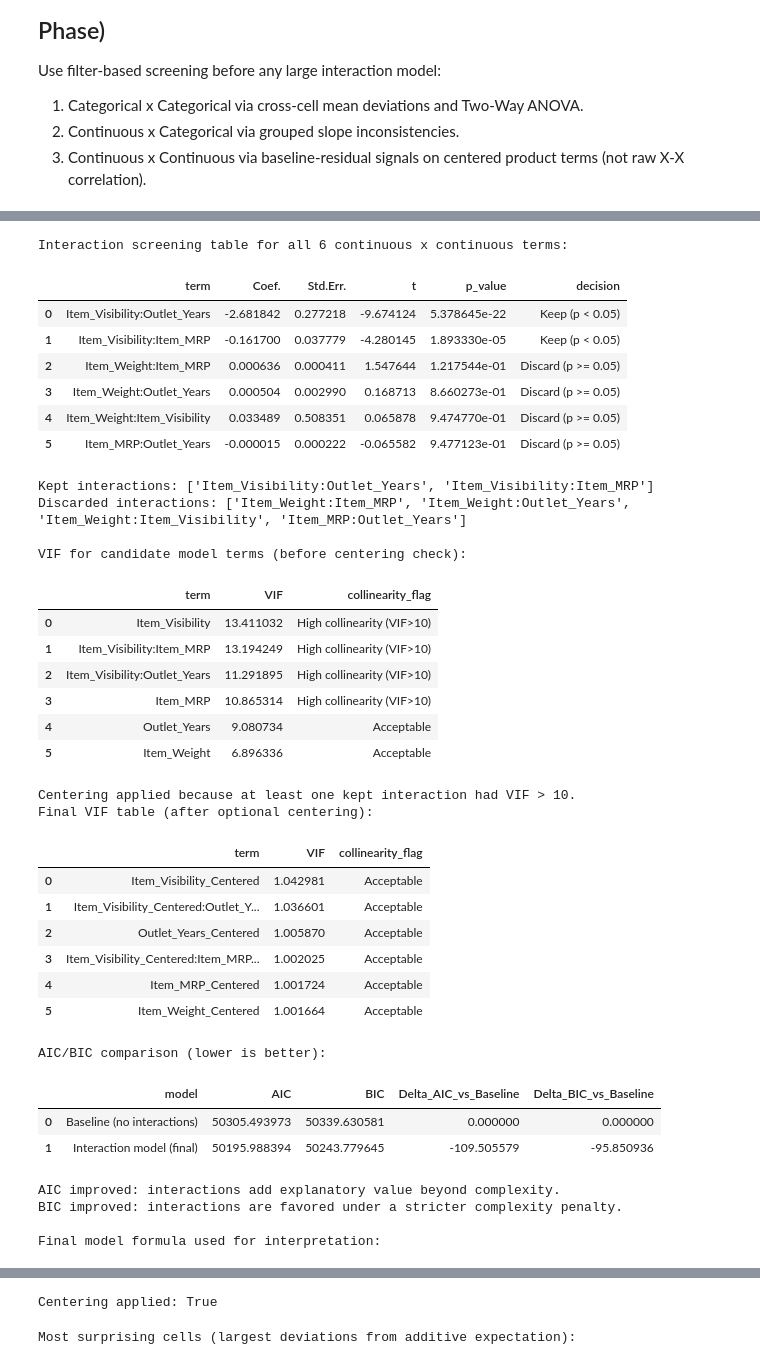
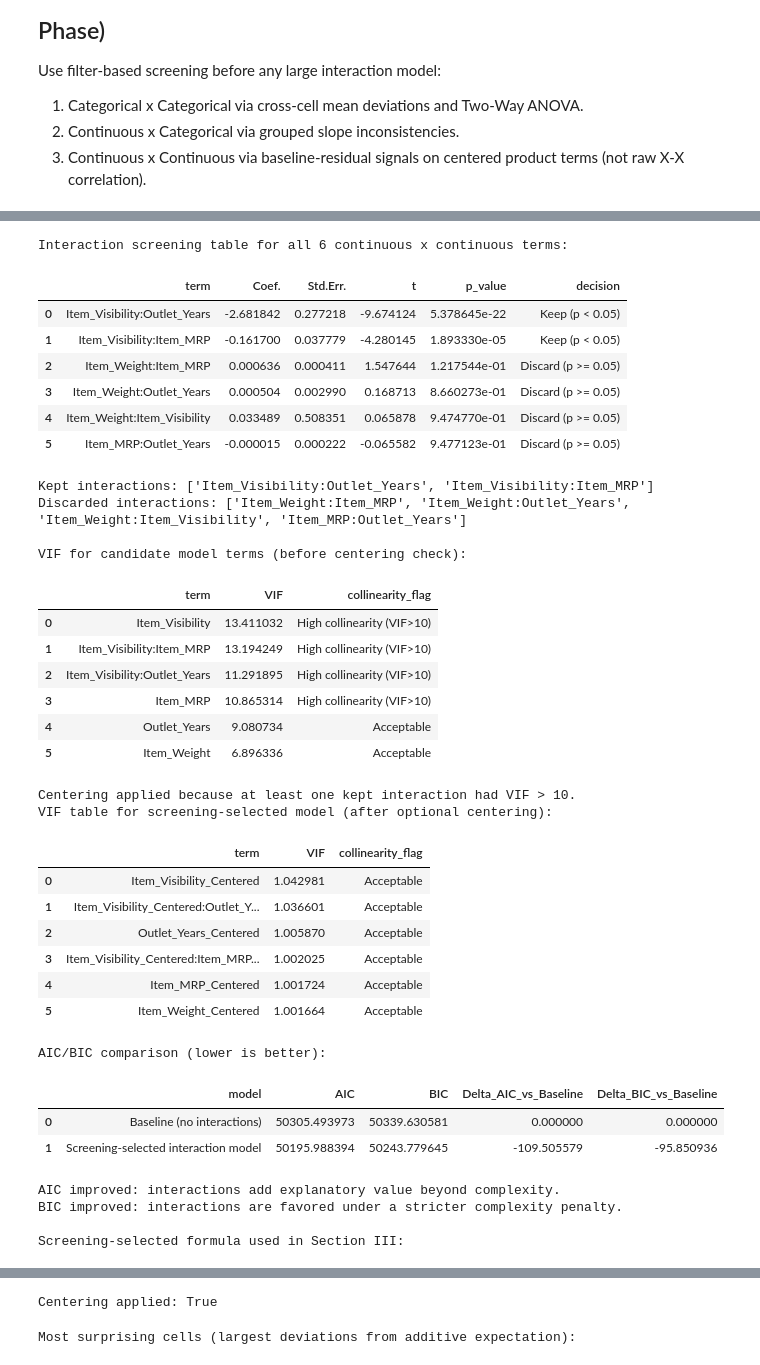
Before and after one commit to baobean/CSC14005-Lab2, a Jupyter notebook: Model/interaction term model.ipynb, the cells around one changed output, grey strips where cells are left out. Cells and saved outputs as stored; diff of their text form; code cells hidden in the pictures.

```diff
--- a/Model/interaction term model.ipynb
+++ b/Model/interaction term model.ipynb
@@ -471,8 +471,8 @@ display(initial_vif_df)
 high_vif_terms = initial_vif_df.loc[initial_vif_df['VIF'] > 10, 'term'].tolist()
 high_vif_interactions = [term for term in high_vif_terms if ':' in term and term in kept_interactions]
 
-final_model = candidate_model
-final_formula = candidate_formula
+screening_selected_model = candidate_model
+screening_selected_formula = candidate_formula
 centering_applied = False
 
 # Fix for high VIF in significant continuous interactions: mean-center variables before creating products.
@@ -489,22 +489,22 @@ if high_vif_interactions:
         left, right = term.split(':')
         centered_kept_interactions.append(f"{centered_map[left]}:{centered_map[right]}")
 
-    final_formula = f"{target_col} ~ " + ' + '.join(centered_main)
+    screening_selected_formula = f"{target_col} ~ " + ' + '.join(centered_main)
     if centered_kept_interactions:
-        final_formula += ' + ' + ' + '.join(centered_kept_interactions)
+        screening_selected_formula += ' + ' + ' + '.join(centered_kept_interactions)
 
-    final_model = smf.ols(final_formula, data=phase_df).fit()
+    screening_selected_model = smf.ols(screening_selected_formula, data=phase_df).fit()
     centering_applied = True
     print('\nCentering applied because at least one kept interaction had VIF > 10.')
 else:
     print('\nNo centering needed based on VIF threshold > 10 for kept interactions.')
 
-final_vif_df = compute_vif_table(final_model)
-print('Final VIF table (after optional centering):')
-display(final_vif_df)
+screening_vif_df = compute_vif_table(screening_selected_model)
+print('VIF table for screening-selected model (after optional centering):')
+display(screening_vif_df)
 
 # ------------------------------
-# Model comparison: interaction model vs no-interaction baseline
+# Model comparison: screening-selected interaction model vs no-interaction baseline
 # ------------------------------
 baseline_formula = f"{target_col} ~ {main_formula_part}"
 baseline_model = smf.ols(baseline_formula, data=phase_df).fit()
@@ -516,9 +516,9 @@ comparison_df = pd.DataFrame([
         'BIC': baseline_model.bic
     },
     {
-        'model': 'Interaction model (final)',
-        'AIC': final_model.aic,
-        'BIC': final_model.bic
+        'model': 'Screening-selected interaction model',
+        'AIC': screening_selected_model.aic,
+        'BIC': screening_selected_model.bic
     }
 ])
 
@@ -528,12 +528,12 @@ comparison_df['Delta_BIC_vs_Baseline'] = comparison_df['BIC'] - baseline_model.b
 print('\nAIC/BIC comparison (lower is better):')
 display(comparison_df)
 
-if final_model.aic < baseline_model.aic:
+if screening_selected_model.aic < baseline_model.aic:
     print('AIC improved: interactions add explanatory value beyond complexity.')
 else:
     print('AIC did not improve: apply parsimony and consider removing interactions.')
 
-if final_model.bic < baseline_model.bic:
+if screening_selected_model.bic < baseline_model.bic:
     print('BIC improved: interactions are favored under a stricter complexity penalty.')
 else:
     print('BIC did not improve: stricter parsimony favors the simpler model.')
@@ -543,46 +543,46 @@ def display_formula_math(title, formula_str):
     print(title)
     display(Math(safe))
 
-display_formula_math('\nFinal model formula used for interpretation:', final_formula)
+display_formula_math('\nScreening-selected formula used in Section III:', screening_selected_formula)
 print(f'Centering applied: {centering_applied}')
 # %% [output]
 [figure]
 Interaction screening table for all 6 continuous x continuous terms:
 |  | term | Coef. | Std.Err. | t | p_value | decision |
 | 0 | Item_Visibility:Outlet_Years | -2.681842 | 0.277218 | -9.674124 | 5.378645e-22 | Keep (p < 0.05) |
 | 1 | Item_Visibility:Item_MRP | -0.161700 | 0.037779 | -4.280145 | 1.893330e-05 | Keep (p < 0.05) |
 | 2 | Item_Weight:Item_MRP | 0.000636 | 0.000411 | 1.547644 | 1.217544e-01 | Discard (p >= 0.05) |
 | 3 | Item_Weight:Outlet_Years | 0.000504 | 0.002990 | 0.168713 | 8.660273e-01 | Discard (p >= 0.05) |
 | 4 | Item_Weight:Item_Visibility | 0.033489 | 0.508351 | 0.065878 | 9.474770e-01 | Discard (p >= 0.05) |
 | 5 | Item_MRP:Outlet_Years | -0.000015 | 0.000222 | -0.065582 | 9.477123e-01 | Discard (p >= 0.05) |
 Kept interactions: ['Item_Visibility:Outlet_Years', 'Item_Visibility:Item_MRP']
 Discarded interactions: ['Item_Weight:Item_MRP', 'Item_Weight:Outlet_Years', 'Item_Weight:Item_Visibility', 'Item_MRP:Outlet_Years']
 
 VIF for candidate model terms (before centering check):
 |  | term | VIF | collinearity_flag |
 | 0 | Item_Visibility | 13.411032 | High collinearity (VIF>10) |
 | 1 | Item_Visibility:Item_MRP | 13.194249 | High collinearity (VIF>10) |
 | 2 | Item_Visibility:Outlet_Years | 11.291895 | High collinearity (VIF>10) |
 | 3 | Item_MRP | 10.865314 | High collinearity (VIF>10) |
 | 4 | Outlet_Years | 9.080734 | Acceptable |
 | 5 | Item_Weight | 6.896336 | Acceptable |
 Centering applied because at least one kept interaction had VIF > 10.
-Final VIF table (after optional centering):
+VIF table for screening-selected model (after optional centering):
 |  | term | VIF | collinearity_flag |
 | 0 | Item_Visibility_Centered | 1.042981 | Acceptable |
 | 1 | Item_Visibility_Centered:Outlet_Y... | 1.036601 | Acceptable |
 | 2 | Outlet_Years_Centered | 1.005870 | Acceptable |
 | 3 | Item_Visibility_Centered:Item_MRP... | 1.002025 | Acceptable |
 | 4 | Item_MRP_Centered | 1.001724 | Acceptable |
 | 5 | Item_Weight_Centered | 1.001664 | Acceptable |
 AIC/BIC comparison (lower is better):
 |  | model | AIC | BIC | Delta_AIC_vs_Baseline | Delta_BIC_vs_Baseline |
 | 0 | Baseline (no interactions) | 50305.493973 | 50339.630581 | 0.000000 | 0.000000 |
-| 1 | Interaction model (final) | 50195.988394 | 50243.779645 | -109.505579 | -95.850936 |
+| 1 | Screening-selected interaction model | 50195.988394 | 50243.779645 | -109.505579 | -95.850936 |
 AIC improved: interactions add explanatory value beyond complexity.
 BIC improved: interactions are favored under a stricter complexity penalty.
 
-Final model formula used for interpretation:
+Screening-selected formula used in Section III:
 $\displaystyle Sales\_Transformed  \sim  Item\_Weight\_Centered + Item\_Visibility\_Centered + Item\_MRP\_Centered + Outlet\_Years\_Centered + Item\_Visibility\_Centered:Outlet\_Years\_Centered + Item\_Visibility\_Centered:Item\_MRP\_Centered$
 Centering applied: True
 # %%
```
Also changed, not shown: parts of 10 cells of this notebook, 1 other file.
